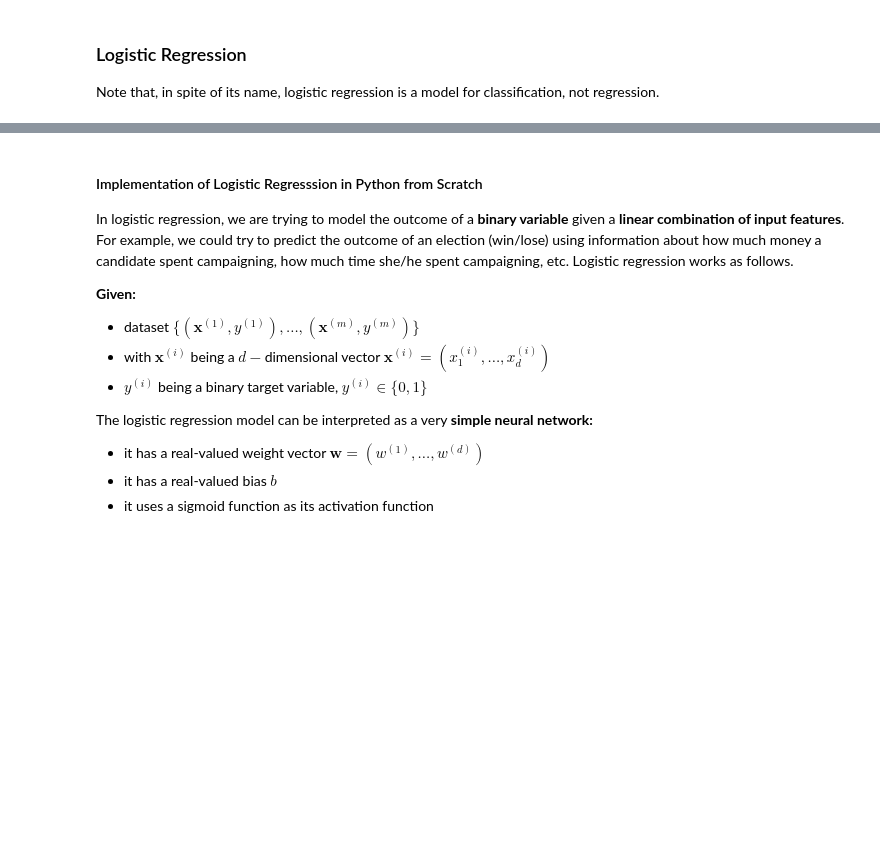
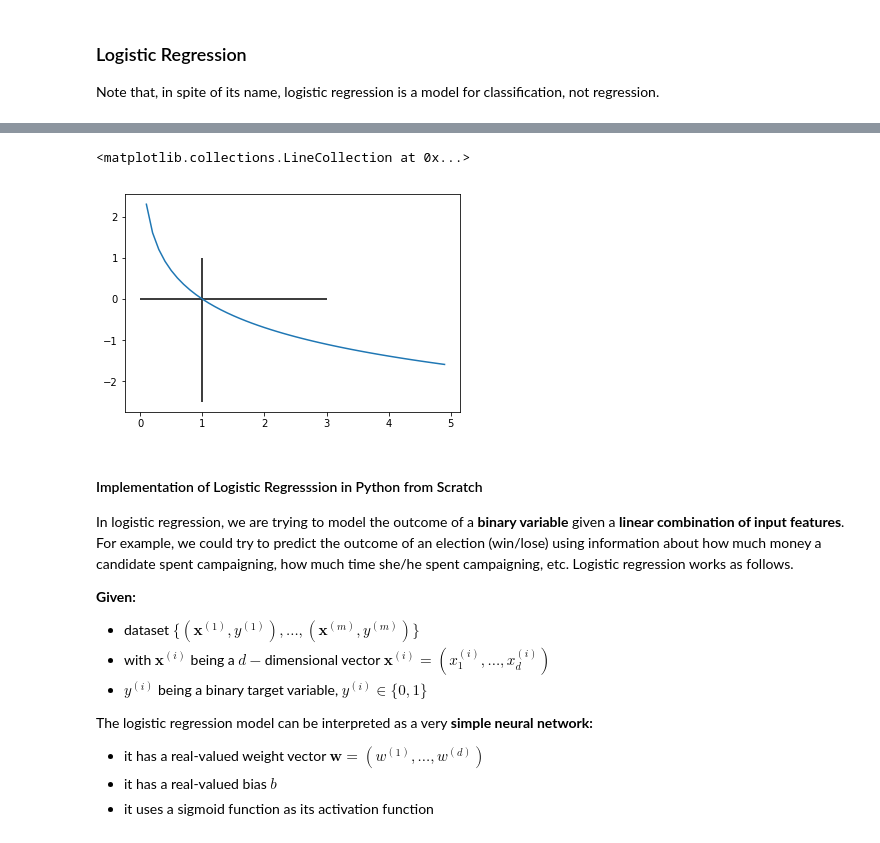
Before and after one commit to mayankkaizen/jupyter-notebooks, a Jupyter notebook: ML - Logistic Regression.ipynb, the cells around one changed output, grey strips where cells are left out. Cells and saved outputs as stored; diff of their text form; code cells hidden in the pictures; blank space fills up the shorter version.

```diff
--- a/ML - Logistic Regression.ipynb
+++ b/ML - Logistic Regression.ipynb
@@ -5,3 +93,16 @@ Note that, in spite of its name, logistic regression is a model for classificati
+# %%
+%matplotlib inline
+import matplotlib.pyplot as plt
+import numpy as np
+
+x = np.arange(.1,5,.1)
+
+plt.plot(x, -np.log(x))
+plt.vlines(1,-2.5,1)
+plt.hlines(0,0,3)
+# %% [output]
+<matplotlib.collections.LineCollection at 0x...>
+[figure, added]
 # %% [markdown]
 #### Implementation of Logistic Regresssion in Python from Scratch
 
```
Also changed, not shown: parts of 4 cells of this notebook, 15 other files.
